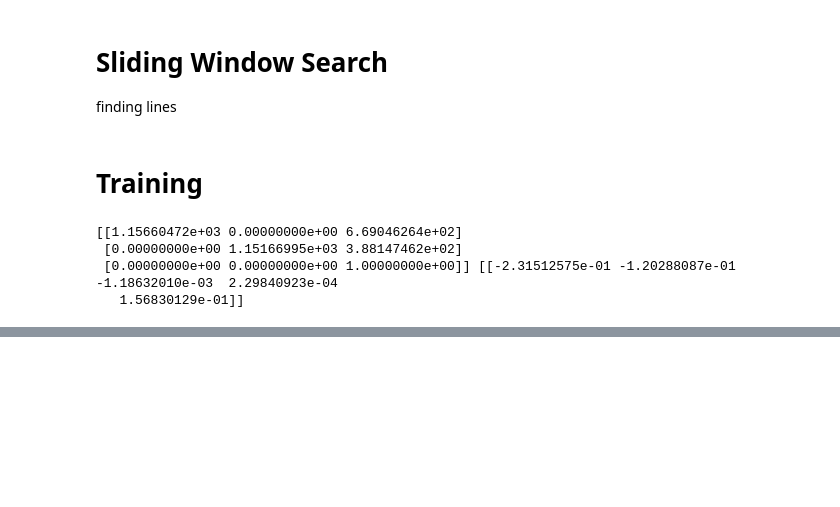
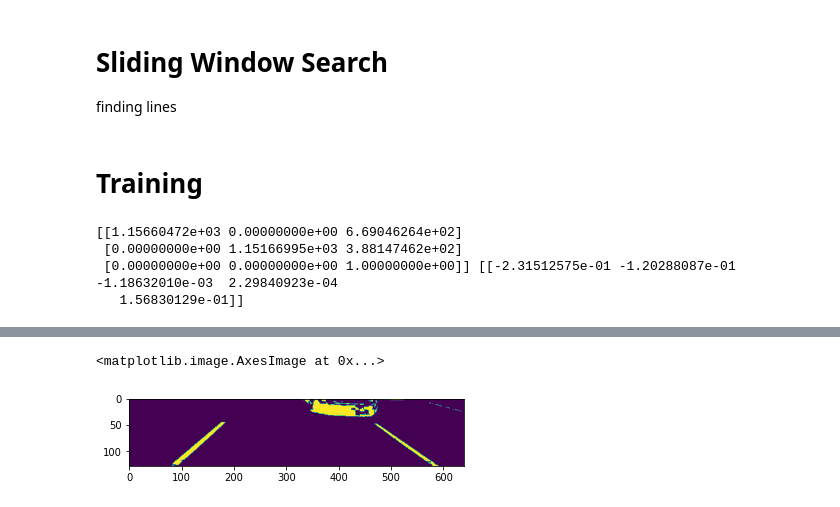
Before and after one commit to BoHye0202/Toy-Project, a Jupyter notebook: 3.Autonomous driving/Autonomous_Driving2.ipynb, the cells around one changed output, grey strips where cells are left out. Saved outputs shown, nothing was run; the diff lists cells and outputs as text; code cells hidden in the pictures; blank space fills up the shorter version.

```diff
--- a/3.Autonomous driving/Autonomous_Driving2.ipynb
+++ b/3.Autonomous driving/Autonomous_Driving2.ipynb
@@ -1195,0 +1217,6 @@ mtx, dist = calib()
+# %%
+d = hls_combine(b, th_h, th_l, th_s)
+plt.imshow(d)
+# %% [output]
+<matplotlib.image.AxesImage at 0x...>
+[figure, added]
```
Also changed, not shown: parts of 25 cells of this notebook.
